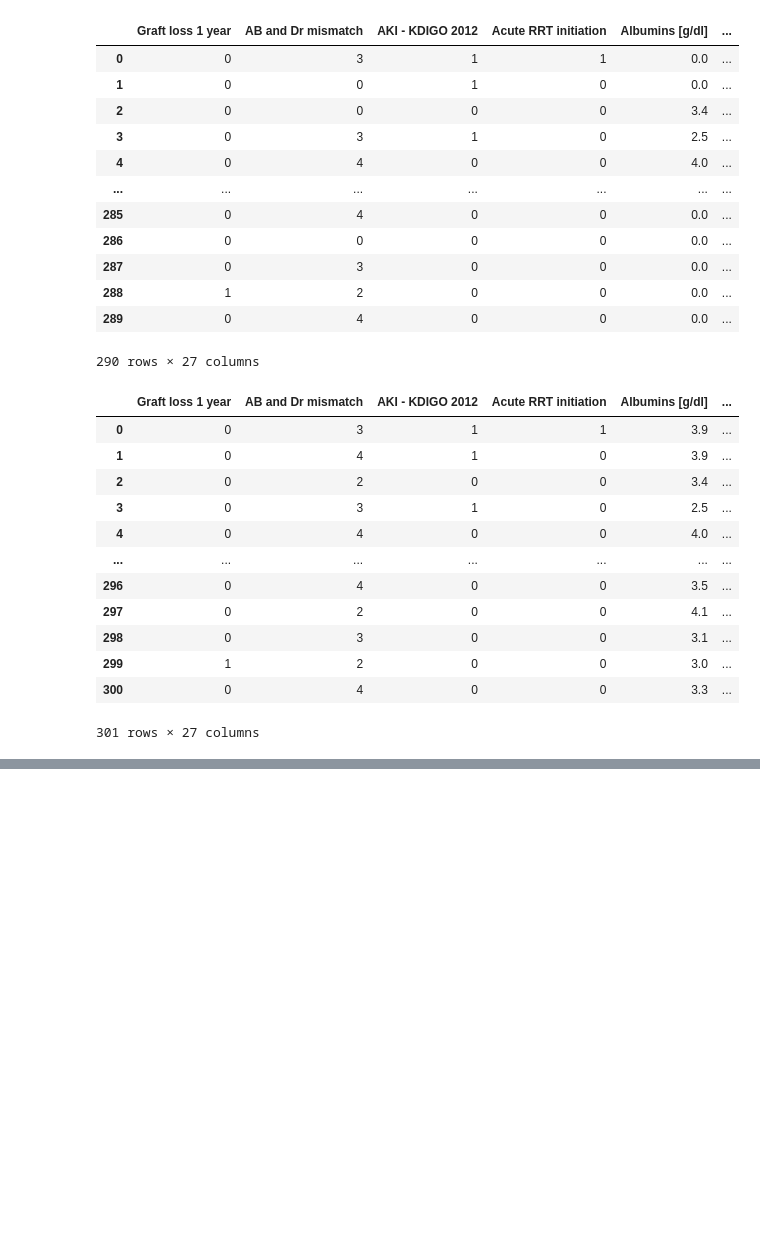
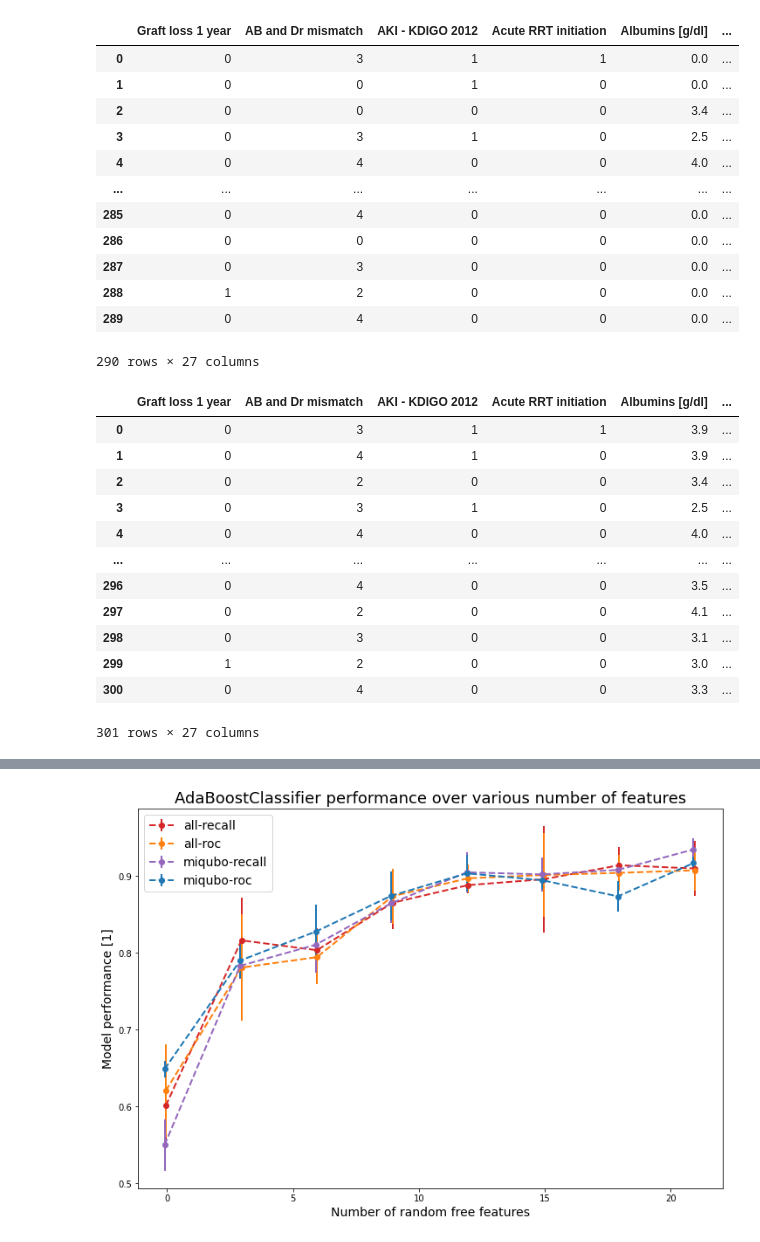
Before and after one commit to FilipKubackiSoton/Feature-Extraction-Medical-ResearchDwave, a Jupyter notebook: cleaning.ipynb, the cells around one changed output, grey strips where cells are left out. Drawn from its saved outputs; the diff is of its cells as text; code cells hidden in the pictures; blank space fills up the shorter version.

Commit message:
further work on miqubo

```diff
--- a/cleaning.ipynb
+++ b/cleaning.ipynb
@@ -35,8 +37,12 @@ from imblearn.over_sampling import SMOTE, ADASYN
+# %%
+with open('data/26.json') as file:
+    miqubo_res = dimod.SampleSet.from_serializable(json.load(file))
+miqubo_f = [x for x, y in miqubo_res.first.sample.items() if y ==1]
 # %%
 dfm = pd.read_csv("data/formatted_medical7_raw_selection5.csv",header=0, sep="\,")
 dfa = pd.read_csv("data/all_features5.csv",header=0, sep="\,")
-
-
+df = pd.read_csv("data/med_orginal2.csv",header=0, sep="\,")
+df = df.fillna(method = "ffill")
 # its only 17 features out of 27
 dc_e = [
     'Graft loss 1 year',
@@ -242,3 +194,64 @@ aaaaa148
+# %%
+bar_plot_data_all = {metric_key:[y[metric_key] for _, y in  stata.items()] for metric_key in stata[list(stata.keys())[0]].keys()}
+bar_plot_data_miqubo = {metric_key:[y[metric_key] for _, y in  statm.items()] for metric_key in statm[list(statm.keys())[0]].keys()}
+
+fig, ax = plt.subplots(figsize = (12,8))
+trans1 = Affine2D().translate(-0.05, 0.0) + ax.transData
+trans2 = Affine2D().translate(-0.1, 0.0) + ax.transData
+trans3 = Affine2D().translate(+0.05, 0.0) + ax.transData
+trans4 = Affine2D().translate(+0.1, 0.0) + ax.transData
+
+x = np.arange(0, 22,3)
+
+ax.errorbar(
+        x,
+        bar_plot_data_all["recall_mean"],
+        yerr = bar_plot_data_all["recall_std"],
+        label = "all-recall",
+        color='tab:red',
+        linewidth = 2,
+        marker="o",
+        transform=trans1,
+        ls = '--')
+
+ax.errorbar(
+        x,
+        bar_plot_data_all["roc_mean"],
+        yerr = bar_plot_data_all["roc_std"],
+        label = "all-roc",
+        color='tab:orange',
+        linewidth = 2,
+        marker="o",
+        transform=trans1,
+        ls = '--')
+
+ax.errorbar(
+        x,
+        bar_plot_data_miqubo["recall_mean"],
+        yerr = bar_plot_data_miqubo["recall_std"],
+        label = "miqubo-recall",
+        color='tab:purple',
+        linewidth = 2,
+        marker="o",
+        transform=trans2,
+        ls = '--')
+
+ax.errorbar(
+        x,
+        bar_plot_data_miqubo["roc_mean"],
+        yerr = bar_plot_data_miqubo["roc_std"],
+        label = "miqubo-roc",
+        color='tab:blue',
+        linewidth = 2,
+        marker="o", shuffle=T
+
+plt.title('AdaBoostClassifier performance over various number of features',  fontsize = 18)
+plt.xlabel('Number of random free features',  fontsize = 14)
+plt.ylabel("Model performance [1]",  fontsize = 14)
+#plt.savefig("plots/general/AdaBoost_performance_over_all_features.png")
+plt.show()
+# %% [output]
+[figure, added]
 # %%
 bar_plot_data_all = {metric_key:[y[metric_key] for _, y in  stata.items()] for metric_key in stata[list(stata.keys())[0]].keys()}
 bar_plot_data_miqubo = {metric_key:[y[metric_key] for _, y in  statm.items()] for metric_key in statm[list(statm.keys())[0]].keys()}
```
Also changed, not shown: parts of 12 cells of this notebook.
